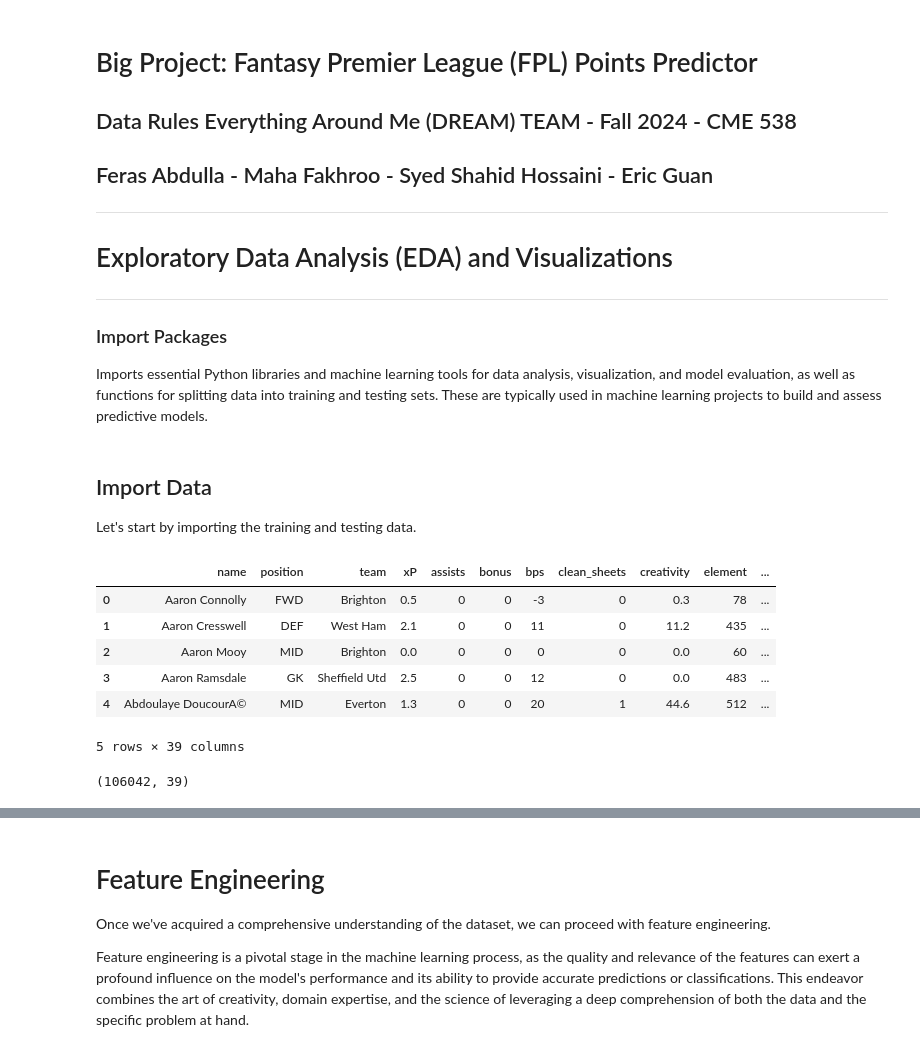
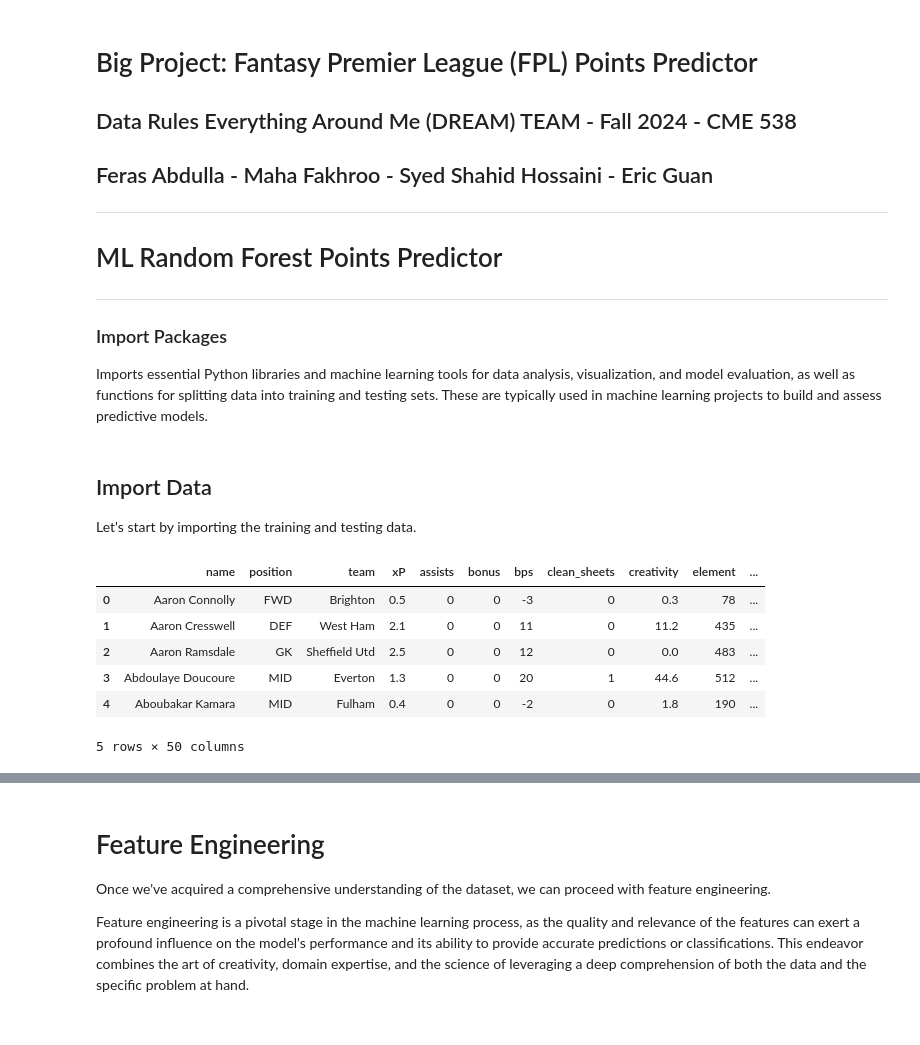
Before and after one commit to MahaFakhroo/D.R.E.A.M., a Jupyter notebook: Python Scripts/ML_Points_Predictor.ipynb, the cells around one changed output, grey strips where cells are left out. Saved outputs shown, nothing was run; the diff lists cells and outputs as text; code cells hidden in the pictures.

```diff
--- a/Python Scripts/ML_Points_Predictor.ipynb
+++ b/Python Scripts/ML_Points_Predictor.ipynb
@@ -3,7 +3,7 @@
 ## Data Rules Everything Around Me (DREAM) TEAM - Fall 2024 - CME 538
 ## Feras Abdulla - Maha Fakhroo - Syed Shahid Hossaini - Eric Guan
 -----------------------------------------------------------------------------------------------------------------------------------------------
-# Exploratory Data Analysis (EDA) and Visualizations
+# ML Random Forest Points Predictor
 -----------------------------------------------------------------------------------------------------------------------------------------------
 
 ### Import Packages
@@ -36,17 +36,13 @@ warnings.filterwarnings('ignore')
 ## Import Data
 Let's start by importing the training and testing data.
 # %%
-train = pd.read_csv('train.csv')
-train.head()
+master_cleaned = pd.read_csv('../master_cleaned.csv')
+master_cleaned.head()
 # %% [output]
 |  | name | position | team | xP | assists | bonus | bps | clean_sheets | creativity | element | ... |
 | 0 | Aaron Connolly | FWD | Brighton | 0.5 | 0 | 0 | -3 | 0 | 0.3 | 78 | ... |
 | 1 | Aaron Cresswell | DEF | West Ham | 2.1 | 0 | 0 | 11 | 0 | 11.2 | 435 | ... |
-| 2 | Aaron Mooy | MID | Brighton | 0.0 | 0 | 0 | 0 | 0 | 0.0 | 60 | ... |
-| 3 | Aaron Ramsdale | GK | Sheffield Utd | 2.5 | 0 | 0 | 12 | 0 | 0.0 | 483 | ... |
-| 4 | Abdoulaye DoucourA© | MID | Everton | 1.3 | 0 | 0 | 20 | 1 | 44.6 | 512 | ... |
+| 2 | Aaron Ramsdale | GK | Sheffield Utd | 2.5 | 0 | 0 | 12 | 0 | 0.0 | 483 | ... |
+| 3 | Abdoulaye Doucoure | MID | Everton | 1.3 | 0 | 0 | 20 | 1 | 44.6 | 512 | ... |
+| 4 | Aboubakar Kamara | MID | Fulham | 0.4 | 0 | 0 | -2 | 0 | 1.8 | 190 | ... |
-5 rows × 39 columns
+5 rows × 50 columns
-# %%
-train.shape
-# %% [output]
-(106042, 39)
```
Also changed, not shown: parts of 81 cells of this notebook.
